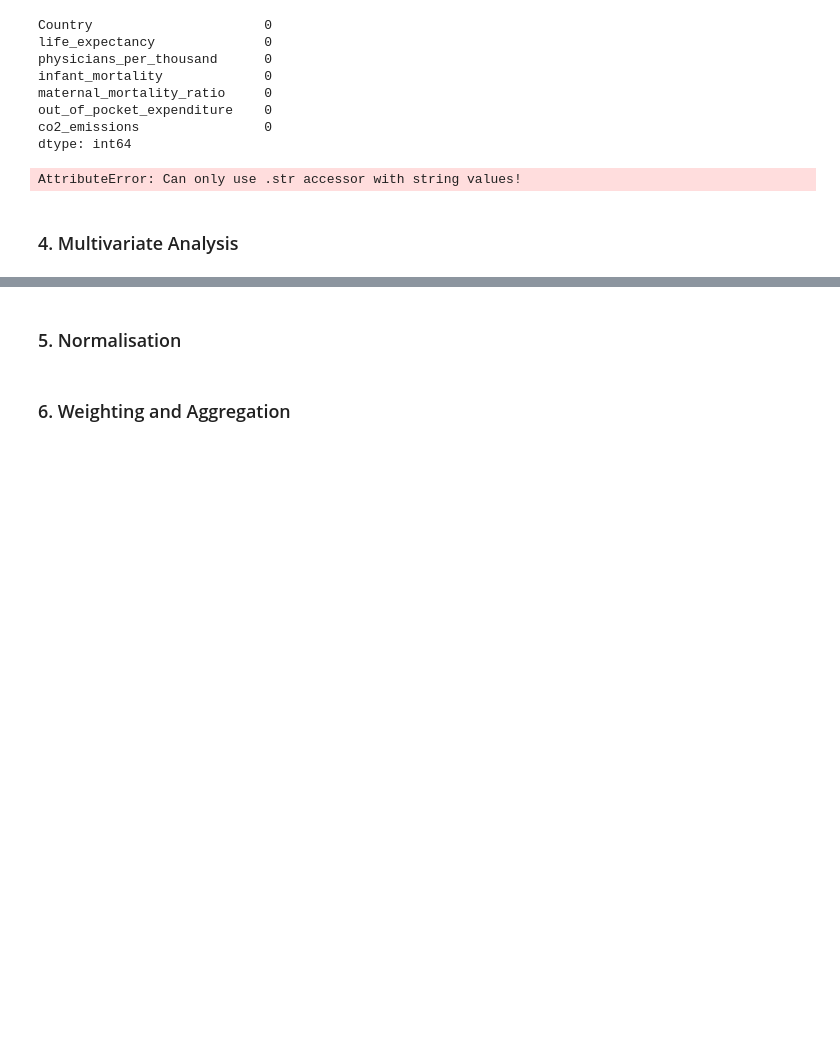
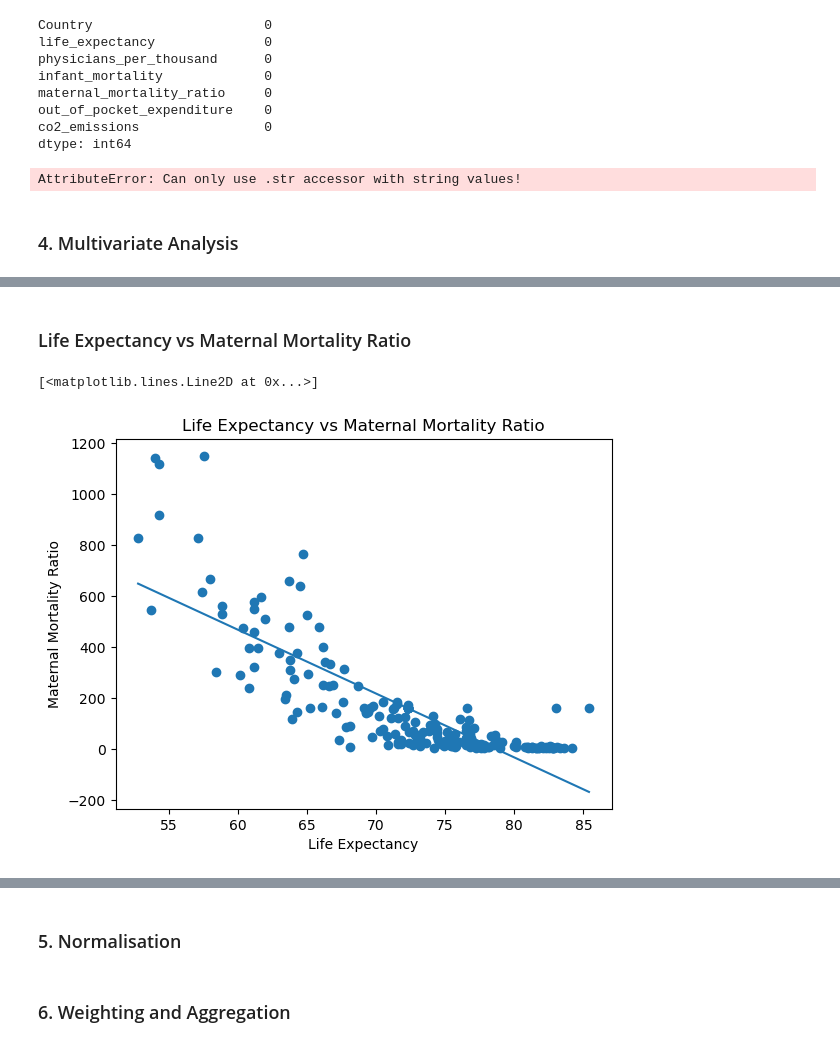
Before and after one commit to Matthew-Riddell/DAV_CA1, a Jupyter notebook: MATTHEW_RIDDELL_DAV_CA.ipynb, the cells around one changed output, grey strips where cells are left out. Cells and saved outputs as stored; diff of their text form; code cells hidden in the pictures; blank space fills up the shorter version.

```diff
--- a/MATTHEW_RIDDELL_DAV_CA.ipynb
+++ b/MATTHEW_RIDDELL_DAV_CA.ipynb
@@ -130,0 +170,12 @@ AttributeError: Can only use .str accessor with string values!
+# %% [markdown]
+### Life Expectancy vs Maternal Mortality Ratio
+# %%
+from matplotlib import pyplot as plt
+plt.title("Life Expectancy vs Maternal Mortality Ratio")
+plt.xlabel("Life Expectancy")
+plt.ylabel("Maternal Mortality Ratio")
+plt.scatter(life_expectancy, maternal_mortality_ratio)
+plt.plot(np.unique(life_expectancy), np.poly1d(np.polyfit(life_expectancy, maternal_mortality_ratio, 1))(np.unique(life_expectancy)))
+# %% [output]
+[<matplotlib.lines.Line2D at 0x...>]
+[figure, added]
```
Also changed, not shown: parts of 10 cells of this notebook, 1 other file.
